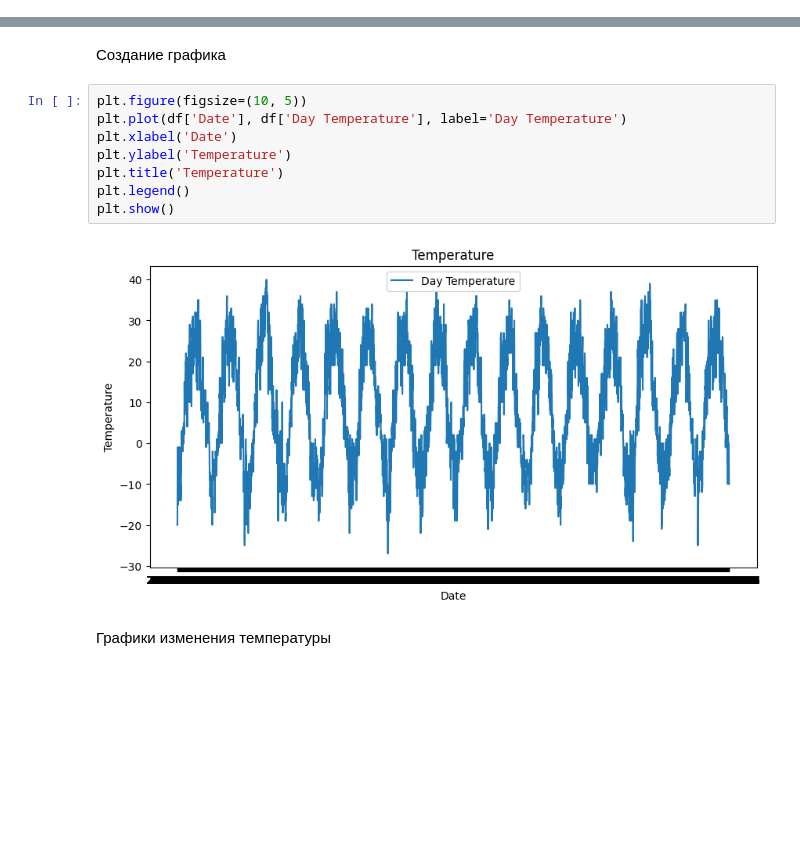
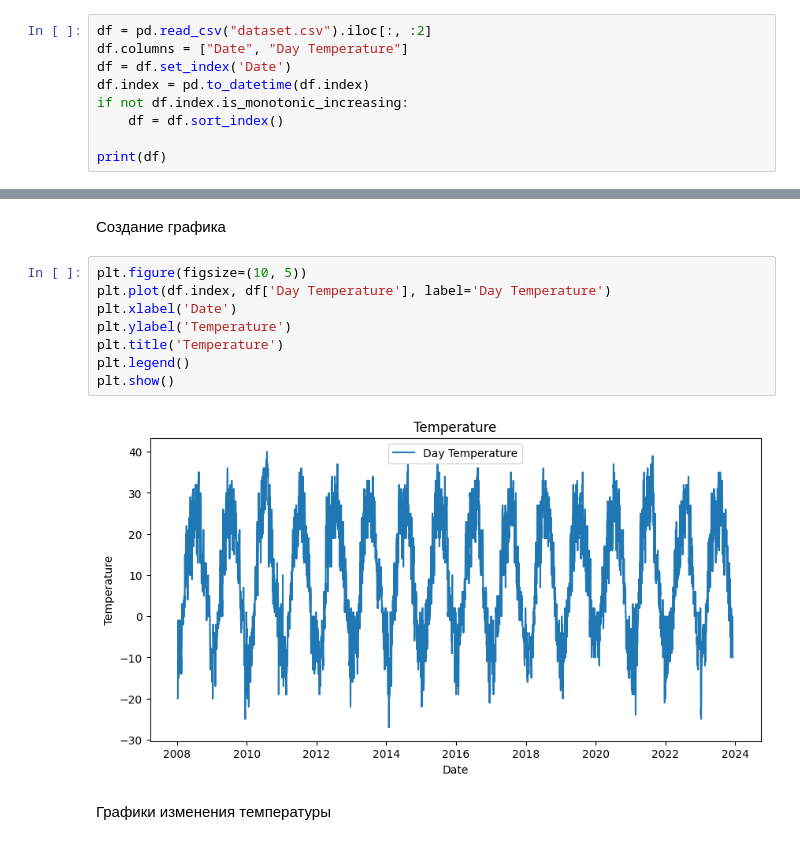
Before and after one commit to buddyuchiha/pythonfifthlab, a Jupyter notebook: main.ipynb, the cells around one changed output, grey strips where cells are left out. Saved outputs shown, nothing was run; the diff lists cells and outputs as text; blank space fills up the shorter version.

```diff
--- a/main.ipynb
+++ b/main.ipynb
@@ -36,0 +17,9 @@ print(df)
+# %%
+df = pd.read_csv("dataset.csv").iloc[:, :2]
+df.columns = ["Date", "Day Temperature"]
+df = df.set_index('Date')
+df.index = pd.to_datetime(df.index)
+if not df.index.is_monotonic_increasing:
+    df = df.sort_index()
+
+print(df)
@@ -38,14 +43,14 @@ print(df)
 Создание графика
 # %%
 plt.figure(figsize=(10, 5))
-plt.plot(df['Date'], df['Day Temperature'], label='Day Temperature')
+plt.plot(df.index, df['Day Temperature'], label='Day Temperature')
 plt.xlabel('Date')
 plt.ylabel('Temperature')
 plt.title('Temperature')
 plt.legend()
 plt.show()
 # %% [output]
-[figure, old version]
+[figure, new version]
 # %% [markdown]
 Графики изменения температуры
 # %%
```
Also changed, not shown: parts of 12 cells of this notebook.
